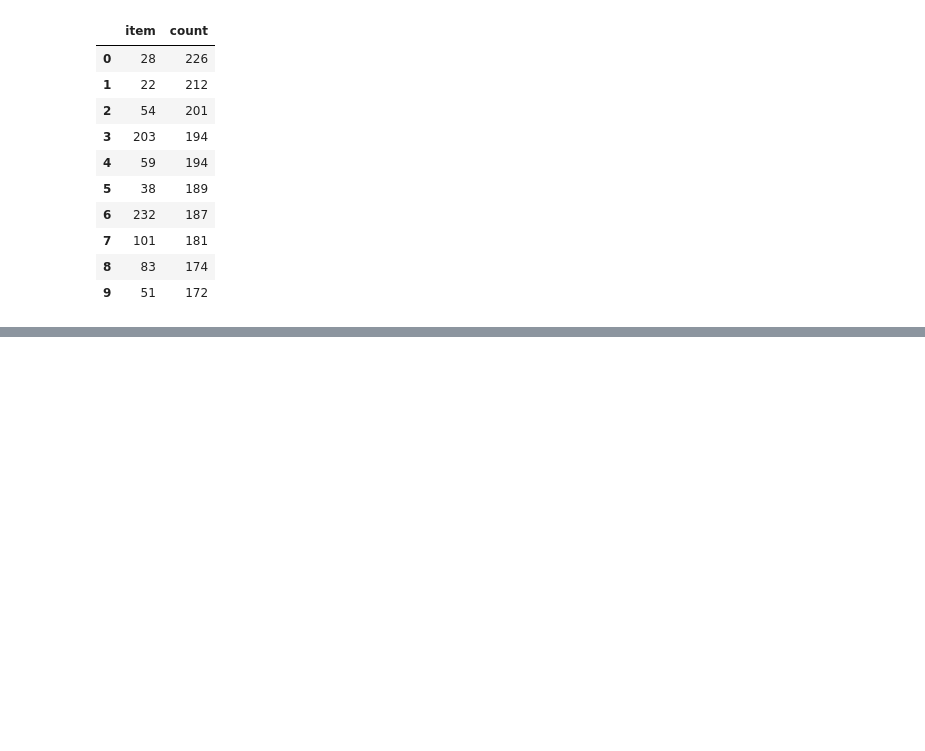
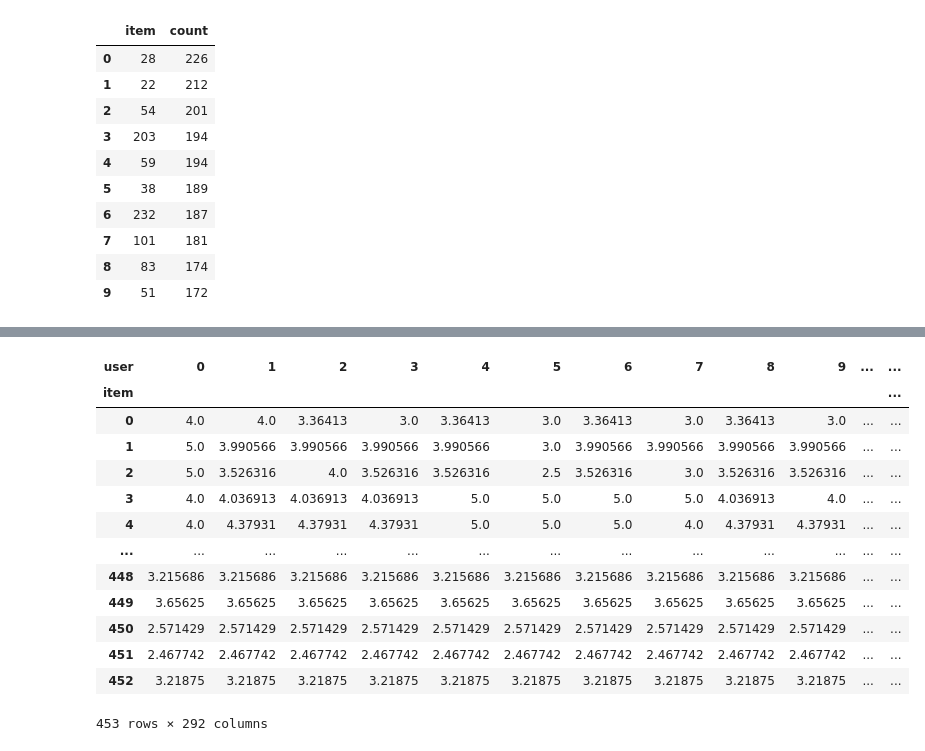
Before and after one commit to asdfrt159/DataScientist, a Jupyter notebook: DB/hw/test.ipynb, the cells around one changed output, grey strips where cells are left out. Cells and saved outputs as stored; diff of their text form; code cells hidden in the pictures; blank space fills up the shorter version.

```diff
--- a/DB/hw/test.ipynb
+++ b/DB/hw/test.ipynb
@@ -80,0 +191,12 @@ get_output(query)
+# %%
+query = 'SELECT R.item, R.user,\
+			CASE \
+				WHEN R.rating is null THEN T.rate_avg\
+			ELSE R.rating\
+			END AS rate\
+    	FROM ratings AS R NATURAL JOIN (SELECT item, avg(rating) AS rate_avg\
+										FROM ratings\
+										GROUP BY item) AS T'
+
+item_user = get_output(query)
+item_user
@@ -80,0 +256,18 @@ get_output(query)
+# %%
+iu_pivot = pd.pivot_table(item_user, index='item', columns='user', values='rate')
+iu_pivot
+# %% [output]
+| user | 0 | 1 | 2 | 3 | 4 | 5 | 6 | 7 | 8 | 9 | ... | ... |
+| item |  |  |  |  |  |  |  |  |  |  |  | ... |
+| 0 | 4.0 | 4.0 | 3.36413 | 3.0 | 3.36413 | 3.0 | 3.36413 | 3.0 | 3.36413 | 3.0 | ... | ... |
+| 1 | 5.0 | 3.990566 | 3.990566 | 3.990566 | 3.990566 | 3.0 | 3.990566 | 3.990566 | 3.990566 | 3.990566 | ... | ... |
+| 2 | 5.0 | 3.526316 | 4.0 | 3.526316 | 3.526316 | 2.5 | 3.526316 | 3.0 | 3.526316 | 3.526316 | ... | ... |
+| 3 | 4.0 | 4.036913 | 4.036913 | 4.036913 | 5.0 | 5.0 | 5.0 | 5.0 | 4.036913 | 4.0 | ... | ... |
+| 4 | 4.0 | 4.37931 | 4.37931 | 4.37931 | 5.0 | 5.0 | 5.0 | 4.0 | 4.37931 | 4.37931 | ... | ... |
+| ... | ... | ... | ... | ... | ... | ... | ... | ... | ... | ... | ... | ... |
+| 448 | 3.215686 | 3.215686 | 3.215686 | 3.215686 | 3.215686 | 3.215686 | 3.215686 | 3.215686 | 3.215686 | 3.215686 | ... | ... |
+| 449 | 3.65625 | 3.65625 | 3.65625 | 3.65625 | 3.65625 | 3.65625 | 3.65625 | 3.65625 | 3.65625 | 3.65625 | ... | ... |
+| 450 | 2.571429 | 2.571429 | 2.571429 | 2.571429 | 2.571429 | 2.571429 | 2.571429 | 2.571429 | 2.571429 | 2.571429 | ... | ... |
+| 451 | 2.467742 | 2.467742 | 2.467742 | 2.467742 | 2.467742 | 2.467742 | 2.467742 | 2.467742 | 2.467742 | 2.467742 | ... | ... |
+| 452 | 3.21875 | 3.21875 | 3.21875 | 3.21875 | 3.21875 | 3.21875 | 3.21875 | 3.21875 | 3.21875 | 3.21875 | ... | ... |
+453 rows × 292 columns
```
Also changed, not shown: parts of 15 cells of this notebook, 2 other files.
